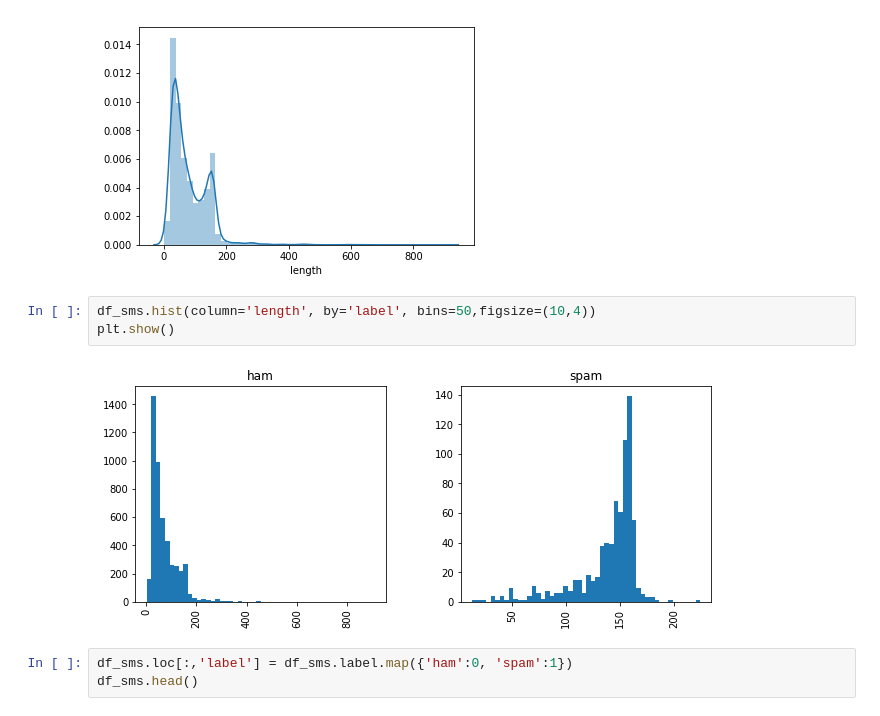
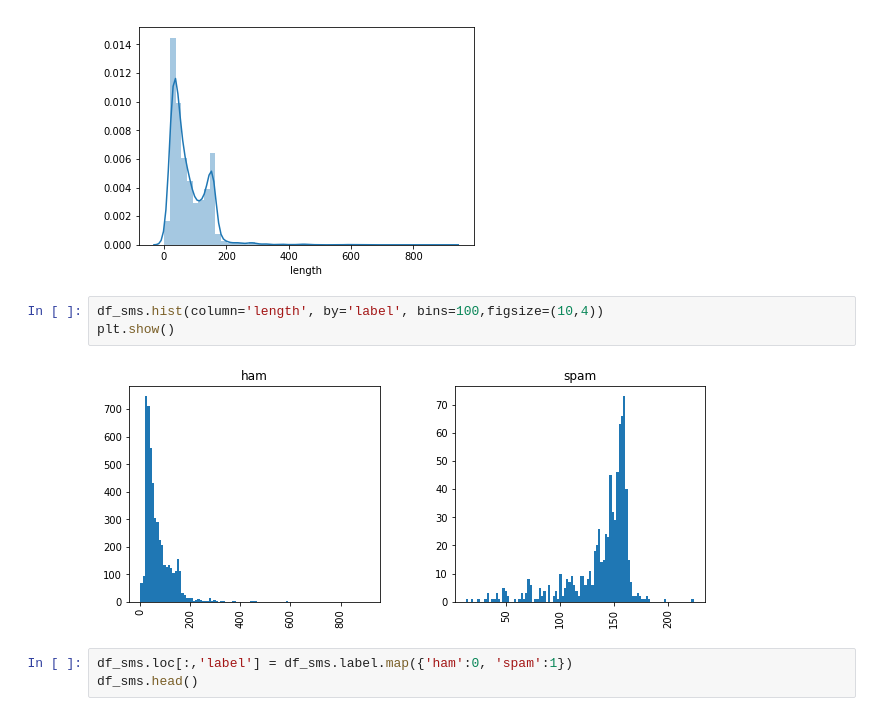
Before and after one commit to cfgong/data_science_nlp_demo, a Jupyter notebook: ML for NLP.ipynb, the cells around one changed output. Saved outputs shown, nothing was run; the diff lists cells and outputs as text.

```diff
--- a/ML for NLP.ipynb
+++ b/ML for NLP.ipynb
@@ -84,10 +58,10 @@ plt.show()
 # %% [output]
 [figure]
 # %%
-df_sms.hist(column='length', by='label', bins=50,figsize=(10,4))
+df_sms.hist(column='length', by='label', bins=100,figsize=(10,4))
 plt.show()
 # %% [output]
-[figure, old version]
+[figure, new version]
 # %%
 df_sms.loc[:,'label'] = df_sms.label.map({'ham':0, 'spam':1})
 df_sms.head()
```
Also changed, not shown: parts of 14 cells of this notebook, 1 other file.
